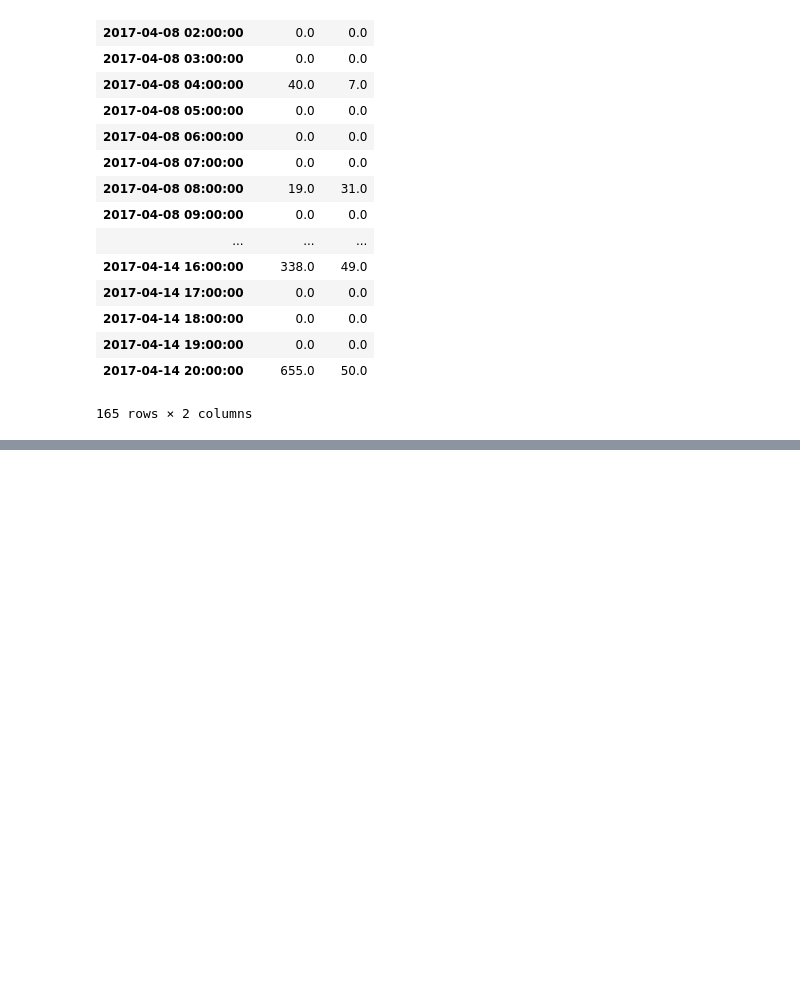
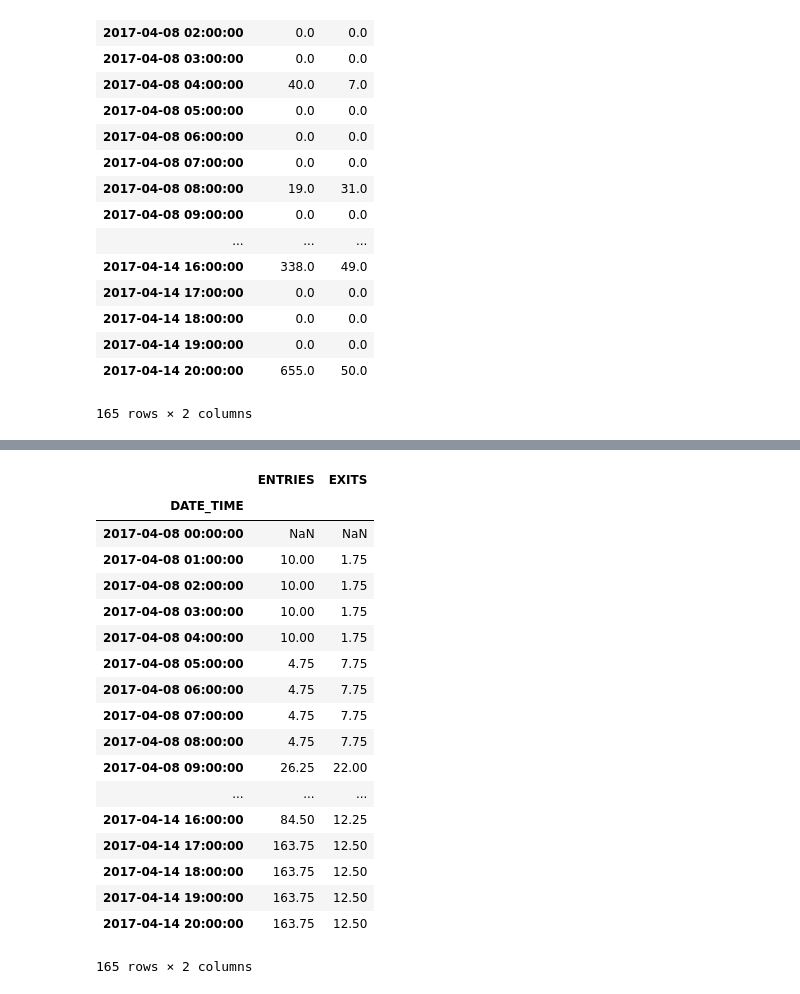
Before and after one commit to joseph-r-hamilton/Project_Benson, a Jupyter notebook: Exploration/Project Benson - Exploration 01.ipynb, the cells around one changed output, grey strips where cells are left out. Saved outputs shown, nothing was run; the diff lists cells and outputs as text; code cells hidden in the pictures; blank space fills up the shorter version.

```diff
--- a/Exploration/Project Benson - Exploration 01.ipynb
+++ b/Exploration/Project Benson - Exploration 01.ipynb
@@ -337,0 +330,22 @@ widget2.resample('1H').mean().fillna(method='ffill').diff(1)
+# %%
+widget2.resample('1H').mean().interpolate().diff(1)
+# %% [output]
+|  | ENTRIES | EXITS |
+| DATE_TIME |  |  |
+| 2017-04-08 00:00:00 | NaN | NaN |
+| 2017-04-08 01:00:00 | 10.00 | 1.75 |
+| 2017-04-08 02:00:00 | 10.00 | 1.75 |
+| 2017-04-08 03:00:00 | 10.00 | 1.75 |
+| 2017-04-08 04:00:00 | 10.00 | 1.75 |
+| 2017-04-08 05:00:00 | 4.75 | 7.75 |
+| 2017-04-08 06:00:00 | 4.75 | 7.75 |
+| 2017-04-08 07:00:00 | 4.75 | 7.75 |
+| 2017-04-08 08:00:00 | 4.75 | 7.75 |
+| 2017-04-08 09:00:00 | 26.25 | 22.00 |
+| ... | ... | ... |
+| 2017-04-14 16:00:00 | 84.50 | 12.25 |
+| 2017-04-14 17:00:00 | 163.75 | 12.50 |
+| 2017-04-14 18:00:00 | 163.75 | 12.50 |
+| 2017-04-14 19:00:00 | 163.75 | 12.50 |
+| 2017-04-14 20:00:00 | 163.75 | 12.50 |
+165 rows × 2 columns
```
Also changed, not shown: parts of 3 cells of this notebook.
